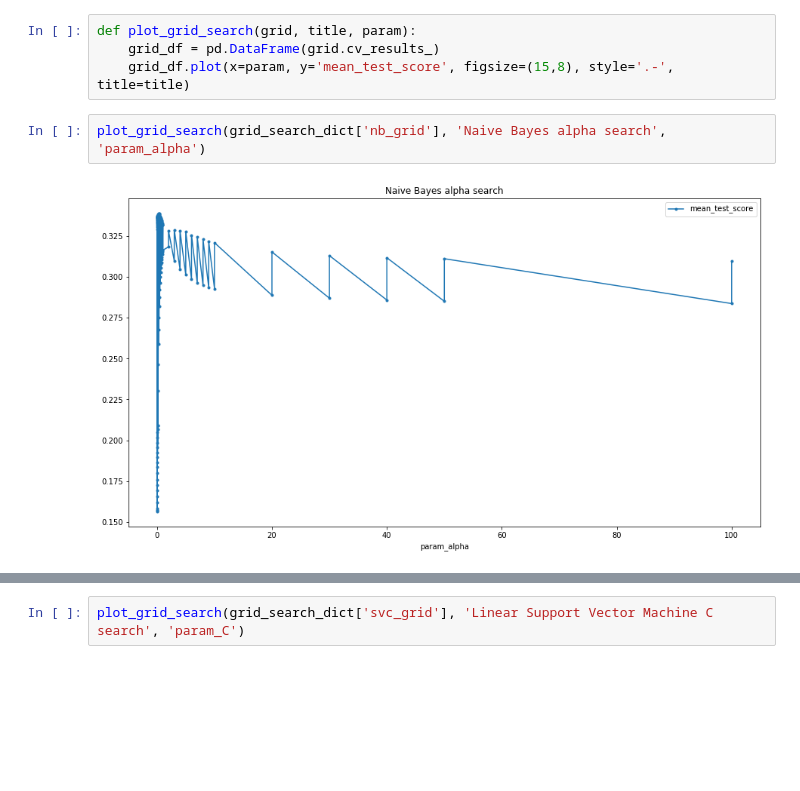
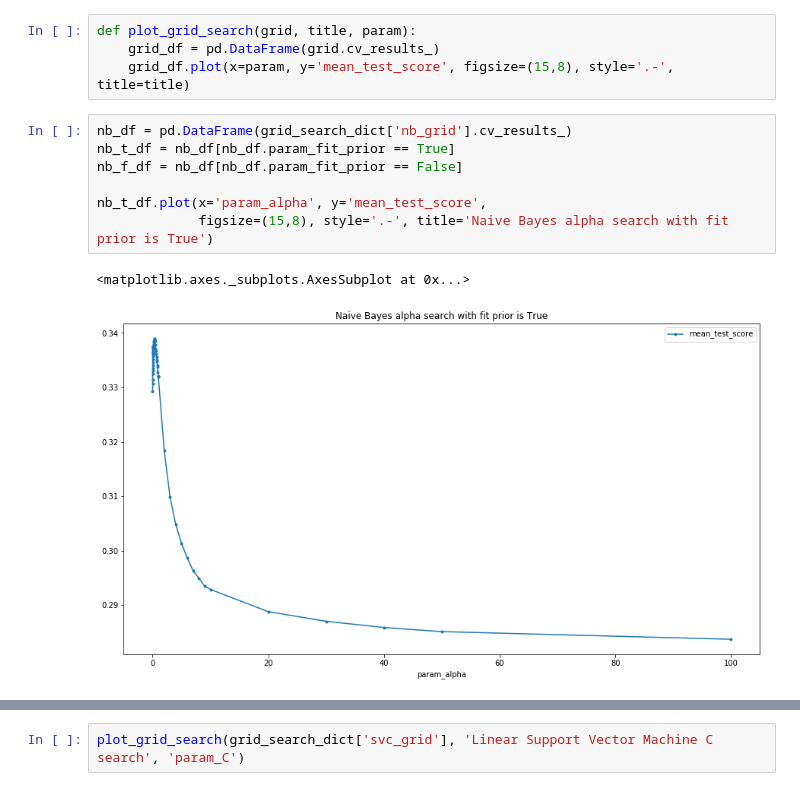
Before and after one commit to bensi94/Classifying-character-sentences-from-the-Simpsons, a Jupyter notebook: Grid search trials.ipynb, the cells around one changed output, grey strips where cells are left out. Cells and saved outputs as stored; diff of their text form; blank space fills up the shorter version.

```diff
--- a/Grid search trials.ipynb
+++ b/Grid search trials.ipynb
@@ -263,7 +263,13 @@ For parameters: {'n_neighbors': 80}
 def plot_grid_search(grid, title, param):
     grid_df = pd.DataFrame(grid.cv_results_)
     grid_df.plot(x=param, y='mean_test_score', figsize=(15,8), style='.-', title=title)
-# %%
-plot_grid_search(grid_search_dict['nb_grid'], 'Naive Bayes alpha search', 'param_alpha')
-# %% [output]
-[figure, removed]
+# %%
+nb_df = pd.DataFrame(grid_search_dict['nb_grid'].cv_results_)
+nb_t_df = nb_df[nb_df.param_fit_prior == True]
+nb_f_df = nb_df[nb_df.param_fit_prior == False]
+
+nb_t_df.plot(x='param_alpha', y='mean_test_score',
+             figsize=(15,8), style='.-', title='Naive Bayes alpha search with fit prior is True')
+# %% [output]
+<matplotlib.axes._subplots.AxesSubplot at 0x...>
+[figure, added]
```
Also changed, not shown: parts of 2 cells of this notebook.
